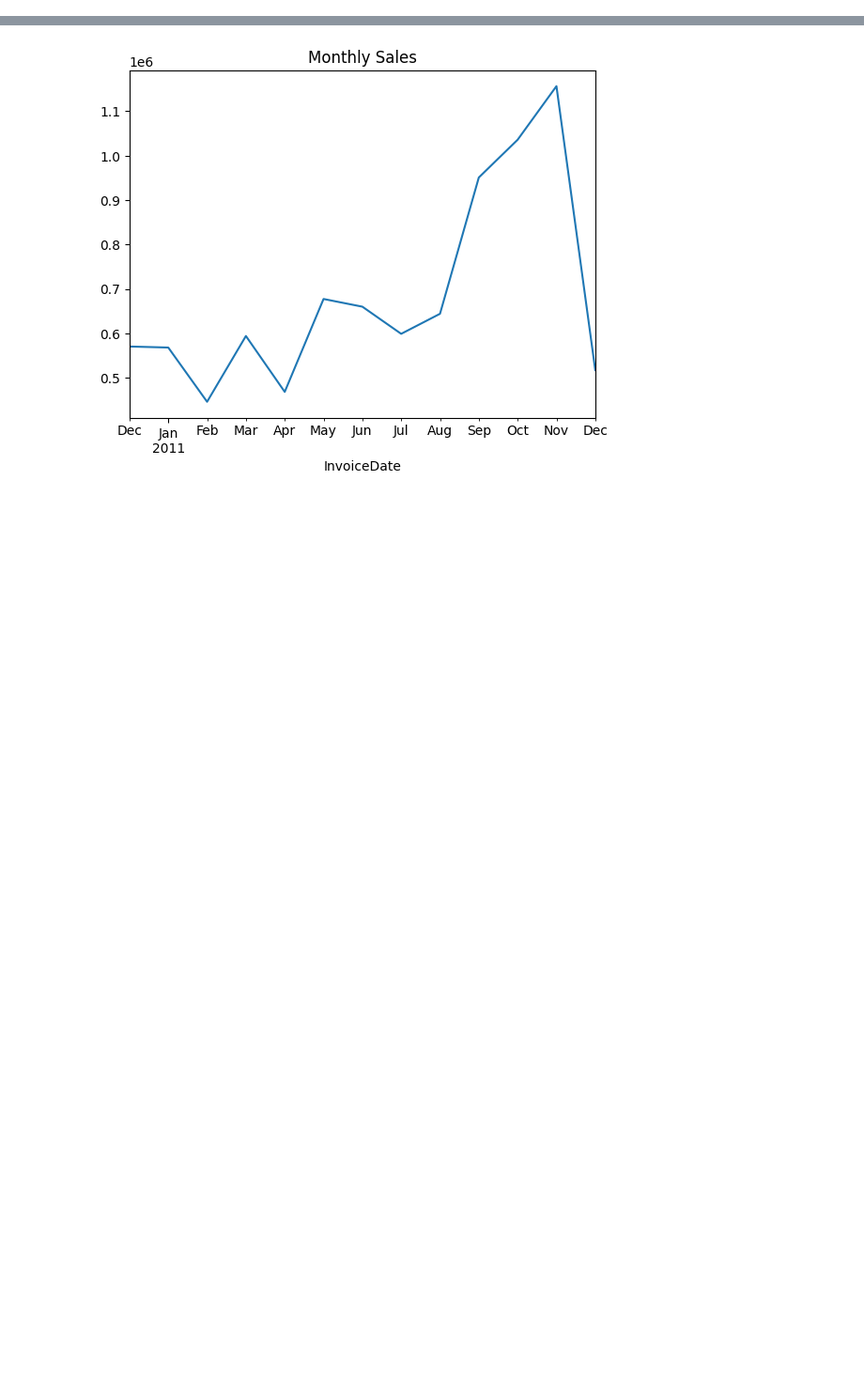
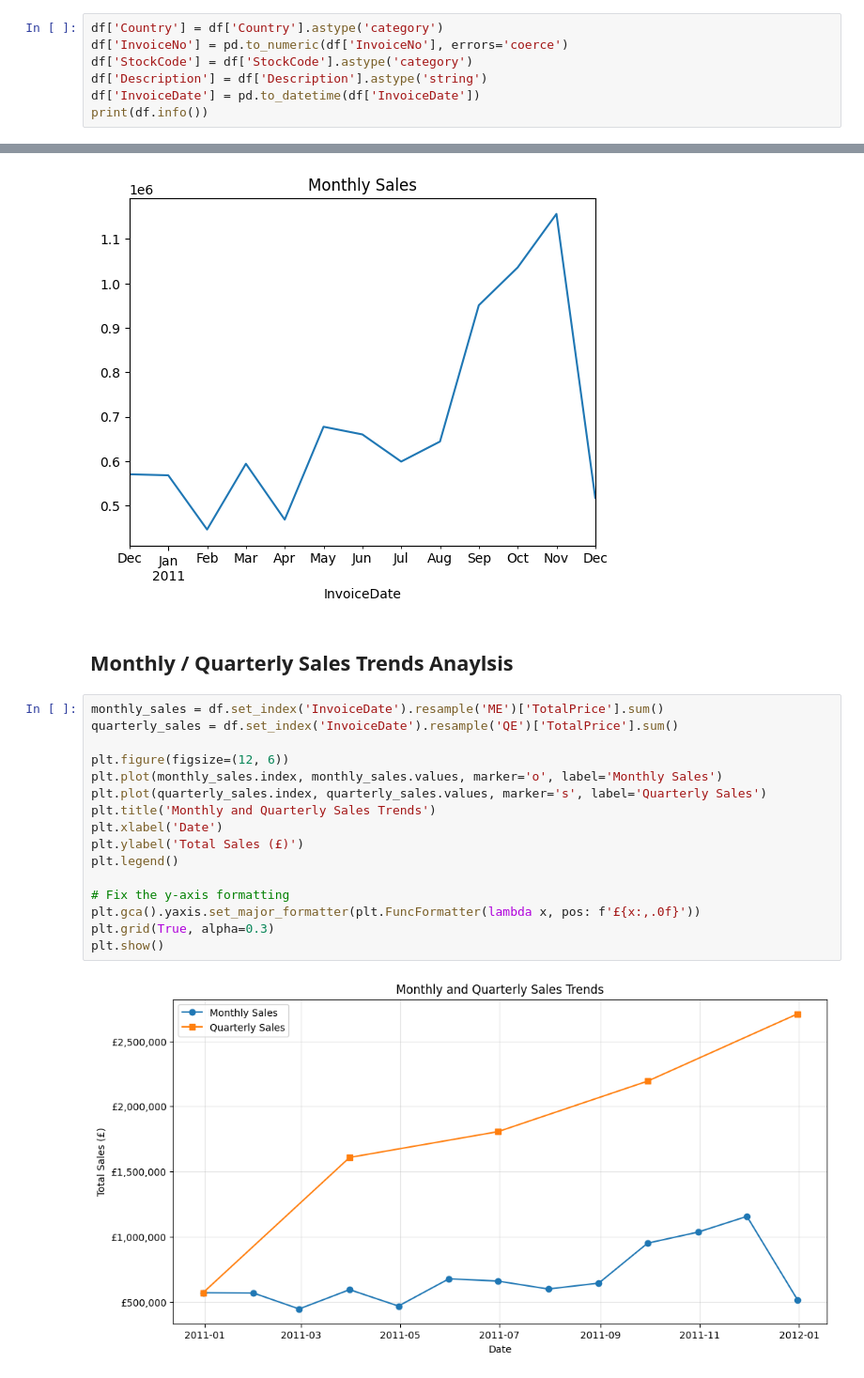
Before and after one commit to DanielDubrovsky/UK-Ecommerce-Data-Cleaning-and-Analysis, a Jupyter notebook: Notebooks/ecommerce.ipynb, the cells around one changed output, grey strips where cells are left out. Shown at 94% size. Saved outputs shown, nothing was run; the diff lists cells and outputs as text; blank space fills up the shorter version.

Commit message:
Fixed Y-Values on Monthly / Quarterly Sales Trends Analysis Chart

```diff
--- a/Notebooks/ecommerce.ipynb
+++ b/Notebooks/ecommerce.ipynb
@@ -47,3 +47,10 @@ Data columns (total 8 columns):
 max     80995.000000   38970.000000   18287.000000
 # %% [markdown]
 This shows how many rows and columns in the Data Set. Also by using the head function I can get a look at the columns and rows as well as what data type each column represents. I can see that columns "InvoiceNo", "StockCode", and "Description" are all objects. In the next block of code I will type cast them to their respective Data Types as object is incorrect for all of them.
+# %%
+df['Country'] = df['Country'].astype('category')
+df['InvoiceNo'] = pd.to_numeric(df['InvoiceNo'], errors='coerce')
+df['StockCode'] = df['StockCode'].astype('category')
+df['Description'] = df['Description'].astype('string')
+df['InvoiceDate'] = pd.to_datetime(df['InvoiceDate'])
+print(df.info())
@@ -137,3 +163,23 @@ France             208934.310
 Name: TotalPrice, dtype: float64
 <Axes: title={'center': 'Monthly Sales'}, xlabel='InvoiceDate'>
 [figure]
+# %% [markdown]
+## Monthly / Quarterly Sales Trends Anaylsis
+# %%
+monthly_sales = df.set_index('InvoiceDate').resample('ME')['TotalPrice'].sum()
+quarterly_sales = df.set_index('InvoiceDate').resample('QE')['TotalPrice'].sum()
+
+plt.figure(figsize=(12, 6))
+plt.plot(monthly_sales.index, monthly_sales.values, marker='o', label='Monthly Sales')
+plt.plot(quarterly_sales.index, quarterly_sales.values, marker='s', label='Quarterly Sales')
+plt.title('Monthly and Quarterly Sales Trends')
+plt.xlabel('Date')
+plt.ylabel('Total Sales (£)')
+plt.legend()
+
+# Fix the y-axis formatting
+plt.gca().yaxis.set_major_formatter(plt.FuncFormatter(lambda x, pos: f'£{x:,.0f}'))
+plt.grid(True, alpha=0.3)
+plt.show()
+# %% [output]
+[figure, added]
```
Also changed, not shown: parts of 6 cells of this notebook.
